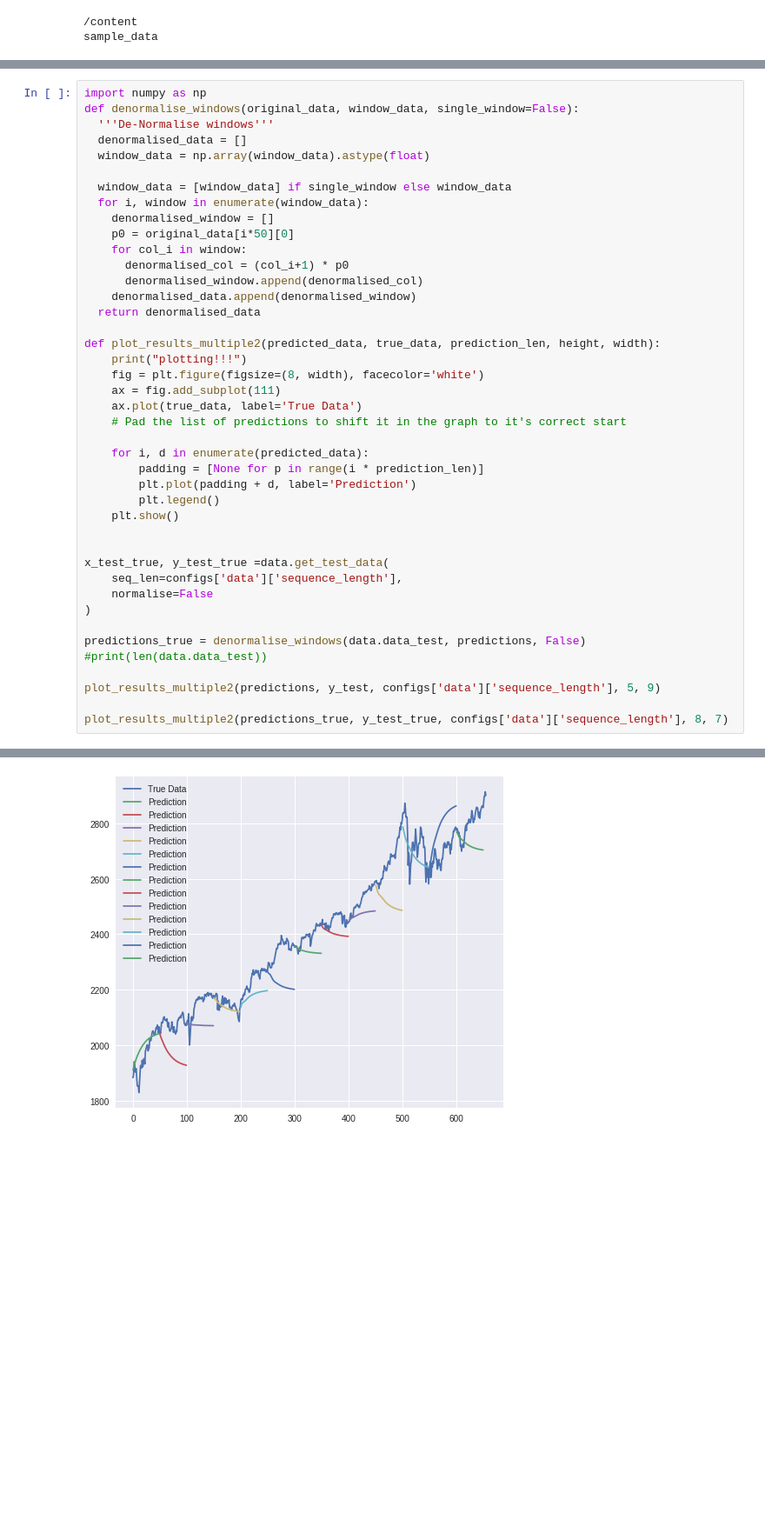
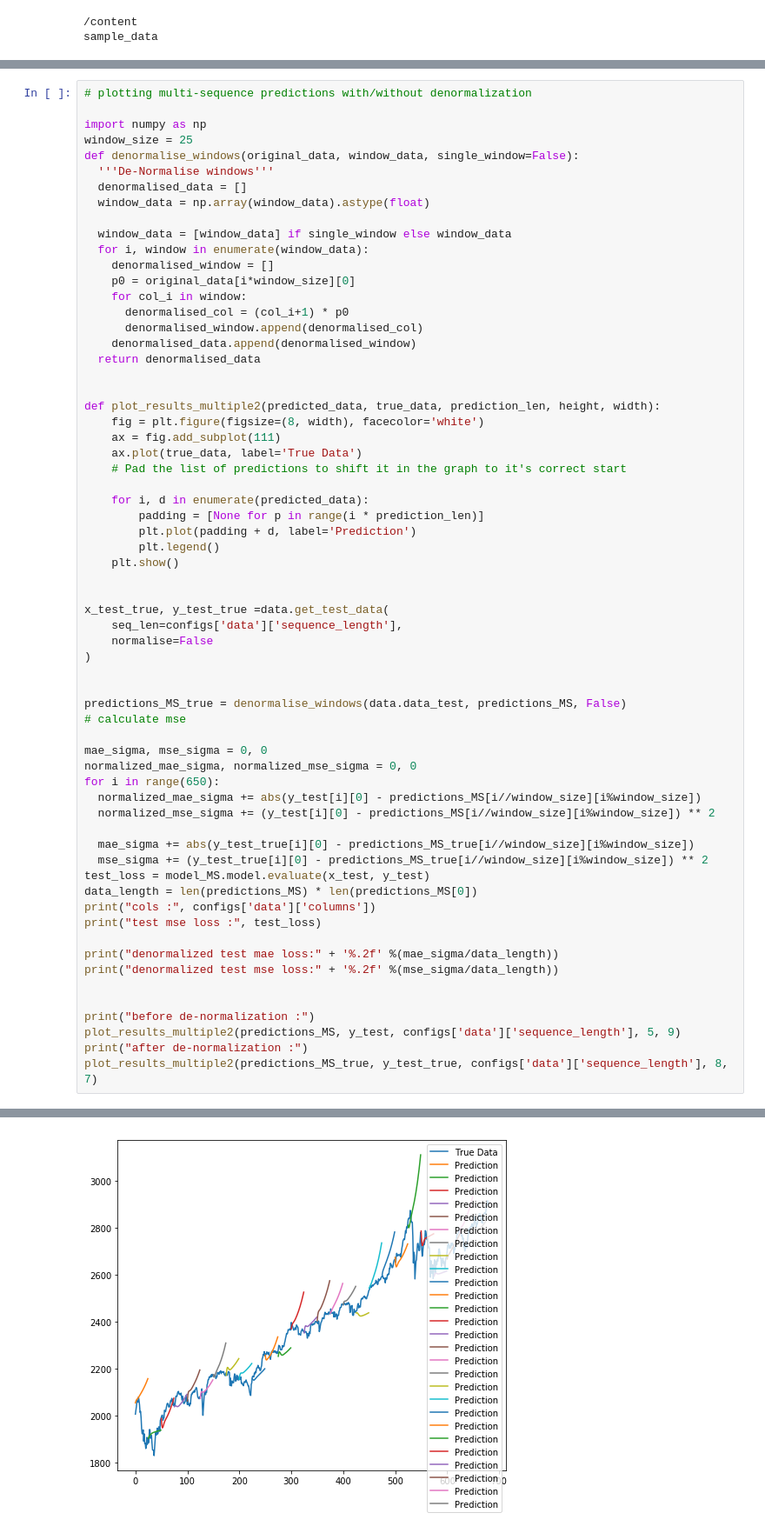
Before and after one commit to jaimehuang168/LSTM-stock-predict, a Jupyter notebook: NN_project_main.ipynb, the cells around one changed output, grey strips where cells are left out. Shown: that part at 87% size. Drawn from its saved outputs; the diff is of its cells as text; blank space fills up the shorter version.

```diff
--- a/NN_project_main.ipynb
+++ b/NN_project_main.ipynb
@@ -142,5 +202,8 @@ plotting...
 # %%
+# plotting multi-sequence predictions with/without denormalization
+
 import numpy as np
+window_size = 25
 def denormalise_windows(original_data, window_data, single_window=False):
   '''De-Normalise windows'''
   denormalised_data = []
@@ -149,15 +212,15 @@ def denormalise_windows(original_data, window_data, single_window=False):
   window_data = [window_data] if single_window else window_data
   for i, window in enumerate(window_data):
     denormalised_window = []
-    p0 = original_data[i*50][0]
+    p0 = original_data[i*window_size][0]
     for col_i in window:
       denormalised_col = (col_i+1) * p0
       denormalised_window.append(denormalised_col)
     denormalised_data.append(denormalised_window)
   return denormalised_data
 
+
 def plot_results_multiple2(predicted_data, true_data, prediction_len, height, width):
-    print("plotting!!!")
     fig = plt.figure(figsize=(8, width), facecolor='white')
     ax = fig.add_subplot(111)
     ax.plot(true_data, label='True Data')
@@ -175,10 +238,29 @@ x_test_true, y_test_true =data.get_test_data(
     normalise=False
 )
 
-predictions_true = denormalise_windows(data.data_test, predictions, False)
-#print(len(data.data_test))
 
-plot_results_multiple2(predictions, y_test, configs['data']['sequence_length'], 5, 9)
+predictions_MS_true = denormalise_windows(data.data_test, predictions_MS, False)
+# calculate mse
 
-plot_results_multiple2(predictions_true, y_test_true, configs['data']['sequence_length'], 8, 7)
+mae_sigma, mse_sigma = 0, 0
+normalized_mae_sigma, normalized_mse_sigma = 0, 0
+for i in range(650):
+  normalized_mae_sigma += abs(y_test[i][0] - predictions_MS[i//window_size][i%window_size])
+  normalized_mse_sigma += (y_test[i][0] - predictions_MS[i//window_size][i%window_size]) ** 2
+
+  mae_sigma += abs(y_test_true[i][0] - predictions_MS_true[i//window_size][i%window_size])
+  mse_sigma += (y_test_true[i][0] - predictions_MS_true[i//window_size][i%window_size]) ** 2
+test_loss = model_MS.model.evaluate(x_test, y_test)
+data_length = len(predictions_MS) * len(predictions_MS[0])
+print("cols :", configs['data']['columns'])
+print("test mse loss :", test_loss)
+
+print("denormalized test mae loss:" + '%.2f' %(mae_sigma/data_length))
+print("denormalized test mse loss:" + '%.2f' %(mse_sigma/data_length))
+
+
+print("before de-normalization :")
+plot_results_multiple2(predictions_MS, y_test, configs['data']['sequence_length'], 5, 9)
+print("after de-normalization :")
+plot_results_multiple2(predictions_MS_true, y_test_true, configs['data']['sequence_length'], 8, 7)
 # %% [output]
@@ -188 +275 @@ plotting!!!
-[figure, old version]
+[figure, new version]
```
Also changed, not shown: parts of 5 cells of this notebook, 26 other files.
